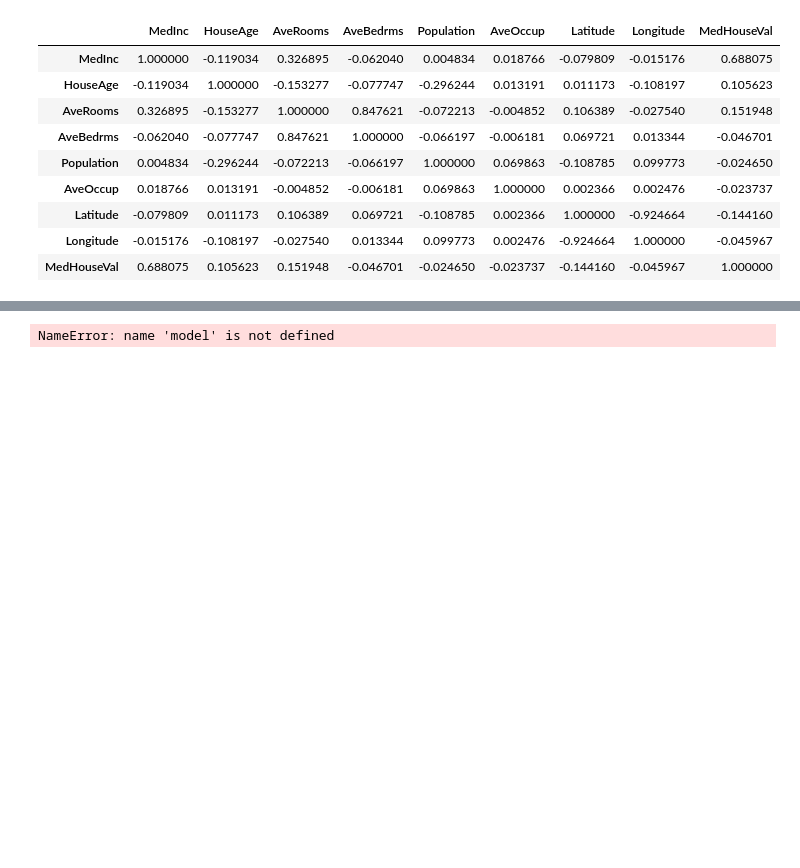
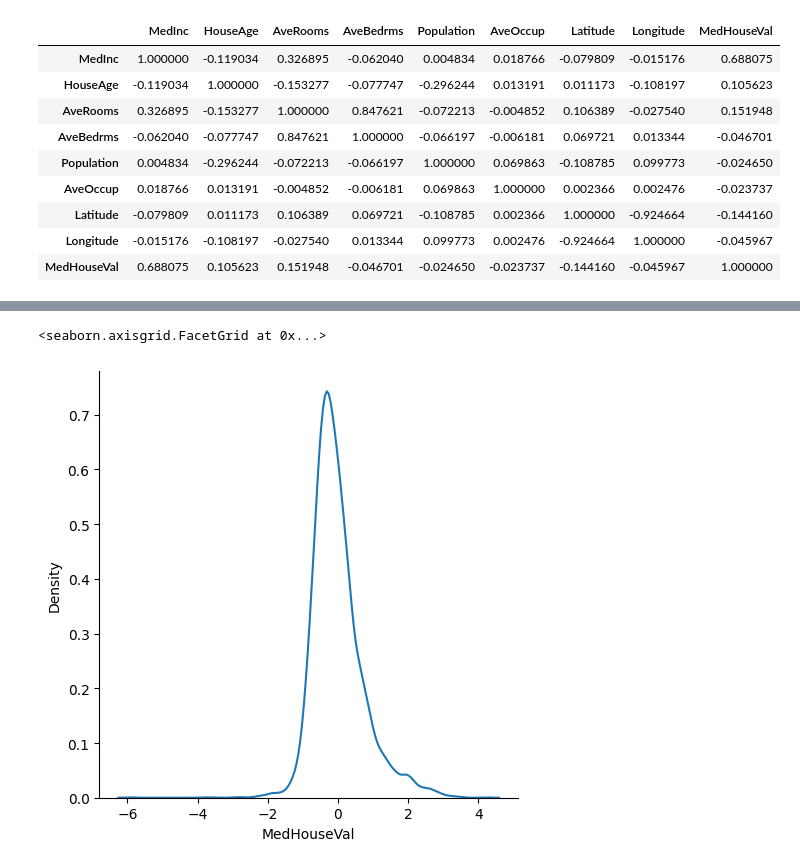
Before and after one commit to NandakrishnanR/ML-Project--end-to-end-implementation, a Jupyter notebook: app.ipynb, the cells around one changed output, grey strips where cells are left out. Drawn from its saved outputs; the diff is of its cells as text; code cells hidden in the pictures; blank space fills up the shorter version.

```diff
--- a/app.ipynb
+++ b/app.ipynb
@@ -157,4 +142,13 @@ array([ 8.44288955e-01,  1.22565865e-01, -2.68971762e-01,  3.11654200e-01,
-# %%
-model.intercept_
-# %% [output]
-NameError: name 'model' is not defined
+# %%
+%pip install seaborn --quiet
+# seaborn is used for the distribution plot
+import seaborn as sns
+
+pred = model.predict(X_test)
+residuals = y_test - pred
+# %%
+sns.displot(residuals, kind='kde')
+#there are some noise or outliers but we get anormal distribution
+# %% [output]
+<seaborn.axisgrid.FacetGrid at 0x...>
+[figure, added]
```
Also changed, not shown: parts of 5 cells of this notebook.
